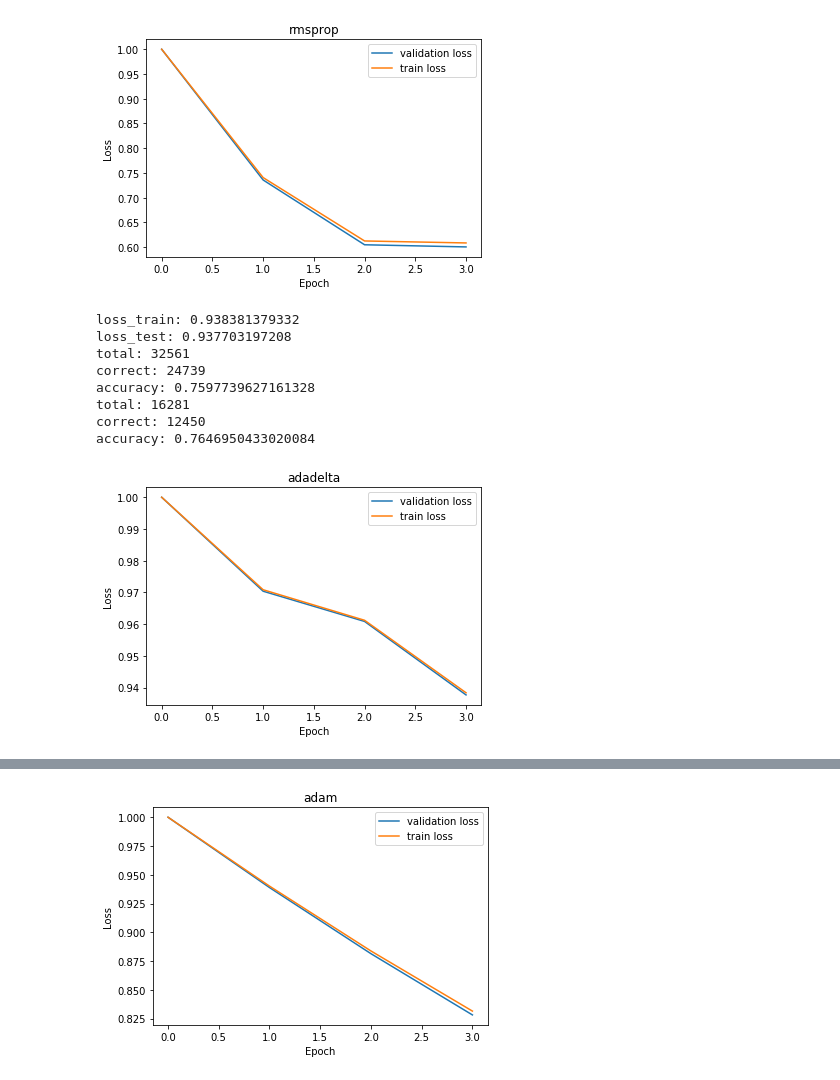
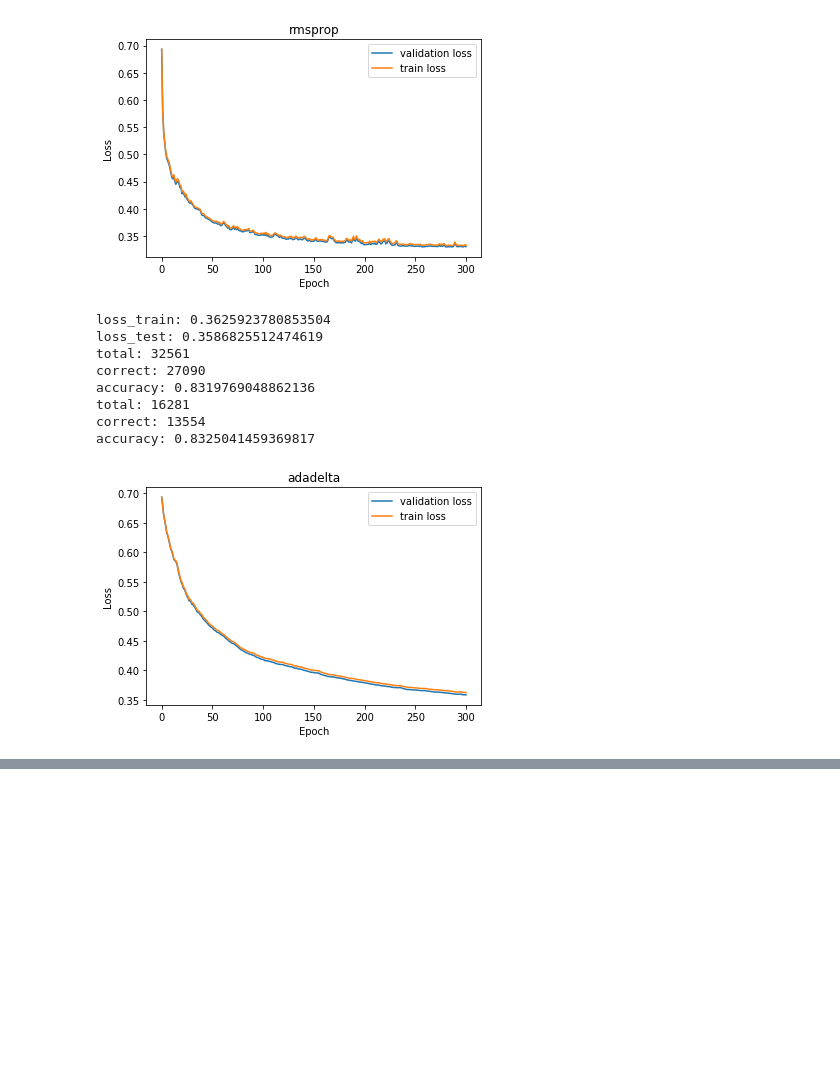
Before and after one commit to sxyzc/ML_lab_2, a Jupyter notebook: RegressionExperiment.ipynb, the cells around one changed output, grey strips where cells are left out. Saved outputs shown, nothing was run; the diff lists cells and outputs as text; code cells hidden in the pictures; blank space fills up the shorter version.

```diff
--- a/RegressionExperiment.ipynb
+++ b/RegressionExperiment.ipynb
@@ -6,38 +6,22 @@ from sklearn.datasets import load_svmlight_file
 from sklearn.model_selection import train_test_split
 from sklearn import svm
 
-C = 1
+#给定矩阵X，一维向量y和w,根据Loss=1/N*sigma(ln(1+exp(-y[n]*w.T*X[n])))(1<=n<=N)计算Loss
+def get_loss(X, y, w):
+    loss = 0
+    for i in range(len(y)):
+        loss += math.log(1 + math.exp(- y[i] * np.dot(w.T, X[i])))
+    return loss / len(y)
 
-#求Loss时分类的判断条件
-def hinge_judge(x, y, w):
-    return 1 - y * (np.dot(w.T, x)) >= 0
-
-#给定矩阵X，一维向量y,w,b,求Loss（根据公式Loss=0.5*w*w+C*sigma(max(0,1-y[i]*(w^T*x[i]+b)))）
-def get_loss(X, y, w):
-    loss = 0 #初始化Loss
-    #遍历每组数据
-    for i in range(X.shape[0]):
-        #如果大于0，累加loss
-        if(hinge_judge(X[i], y[i], w)):
-            loss += 1 - y[i] * (np.dot(w.T, X[i]))
-    loss *= C #乘以系数C
-    loss /= len(y)
-    loss += np.dot(w, w) / 2 #加上求和外的0.5*w*w
-    return loss
-
+#给定矩阵X，一维向量y和w,计算Loss在w上的梯度
+#令exp_tem = exp(-y[n]*w.T*X[n])
+#则可根据Loss=1/N*sigma((-y[n]*exp_tem/(1+exp_tem))*X[n])(1<=n<=N)计算梯度
 def get_gradient(X, y, w):
     gradient = np.zeros(shape=[X.shape[1]])
-        #遍历每组数据，根据hinge_judge判断该组数据是否对梯度有贡献
-    for j in range(len(y)):
-        if hinge_judge(X[j], y[j], w):
-            gradient -= C * y[j] * X[j]
-
-    #对每组数据求和后得到的梯度求均值
+    for i in range(len(y)):
+        exp_tem = math.exp(- y[i] * np.dot(w.T, X[i]))
+        gradient += (- y[i] * exp_tem / (1 + exp_tem)) * X[i]
     gradient /= len(y)
-
-    #w的梯度需要加上w_train
-    gradient += w
-
     return gradient
 
 #主要的训练过程，需要传入数据，部分超参数，训练方法和画图列表
@@ -70,9 +54,7 @@ def train(X_train, y_train, X_test, y_test, theta, lr, max_epoch, train_way, los
         # nag
         if train_way == "nag":
             gradient = get_gradient(X_batch, y_batch, theta - gama * velocity)
-            #print("gradient:",gradient.shape,gradient)
             velocity = gama * velocity + lr * gradient
-            #print("velocity:",velocity.shape,velocity)
             theta = theta - velocity
 
         # rmsprop
@@ -94,14 +76,14 @@ def train(X_train, y_train, X_test, y_test, theta, lr, max_epoch, train_way, los
             gradient = get_gradient(X_batch, y_batch, theta)
             moments = beta * moments + (1 - beta) * gradient
             Gradient = gama * Gradient + (1 - gama) * (gradient * gradient)
-            if t == 0: alpha = 0
-            else : alpha = lr * math.sqrt(1 - math.pow(gama, t)) / (1 - math.pow(beta, t))
+            alpha = lr * math.sqrt(1 - math.pow(gama, t)) / (1 - math.pow(beta, t))
             theta = theta - alpha * moments / np.sqrt(Gradient + epsilon)
 
         #每次训练结束后，添加画图列表的数据，利用get_loss函数计算此时Loss
         epochs.append(t)
         loss_train.append(get_loss(X_train, y_train, theta))
         loss_test.append(get_loss(X_test, y_test, theta))
+
     return theta
 
 #输出分类的正确率，分类的阈值为0
@@ -120,17 +102,9 @@ X_test, y_test = load_svmlight_file("a9a.t")
 X_train = X_train.toarray()
 X_test = X_test.toarray()
 
-#训练集增加一列，X=(X:1)
-temp = np.ones(shape=[len(y_train),1])
-X_train = np.concatenate([X_train,temp], axis=1)
-
-#测试集增加第123个属性（全为零），同时增加一列1
+#测试集上第123个属性全为0，这里补上
 temp = np.zeros(shape=[len(y_test),1])
 X_test = np.concatenate([X_test,temp], axis=1)
-temp = np.ones(shape=[len(y_test),1])
-X_test = np.concatenate([X_test,temp], axis=1)
-print(temp.shape)
-print(X_test.shape)
 
 #初始化待求参数，使用全零初始化
 w_train = np.zeros(shape=[X_train.shape[1]])
@@ -141,6 +115,7 @@ lr = 0.01
 
 #定义训练方法的集合
 train_way = ["nag", "rmsprop", "adadelta", "adam"]
+#train_way = ["nag"]
 
 for i,way in enumerate(train_way):
     #画图列表的初始化，epochs存迭代次数，loss_train为训练集Loss，loss_test为验证集Loss
@@ -159,8 +134,6 @@ for i,way in enumerate(train_way):
     print_correct(X_test, y_test, w_train)
 
     #显示训练集和验证集的Loss随迭代次数增加而变化的图形
-
-    #plt.subplot(2, 2, i + 1)
     plt.plot(epochs, loss_test, label='validation loss')
     plt.plot(epochs, loss_train, label='train loss')
     plt.xlabel('Epoch')
@@ -191,10 +162,10 @@ accuracy: 0.7637737239727289
-[figure, old version]
+[figure, new version]
-loss_train: 0.938381379332
-loss_test: 0.937703197208
+loss_train: 0.3625923780853504
+loss_test: 0.3586825512474619
 total: 32561
-correct: 24739
-accuracy: 0.7597739627161328
+correct: 27090
+accuracy: 0.8319769048862136
 total: 16281
-correct: 12450
-accuracy: 0.7646950433020084
+correct: 13554
+accuracy: 0.8325041459369817
-[figure, old version]
+[figure, new version]
@@ -209 +171,0 @@ accuracy: 0.7637737239727289
-[figure, removed]
```
Also changed, not shown: parts of 1 cell of this notebook, 1 other file.
